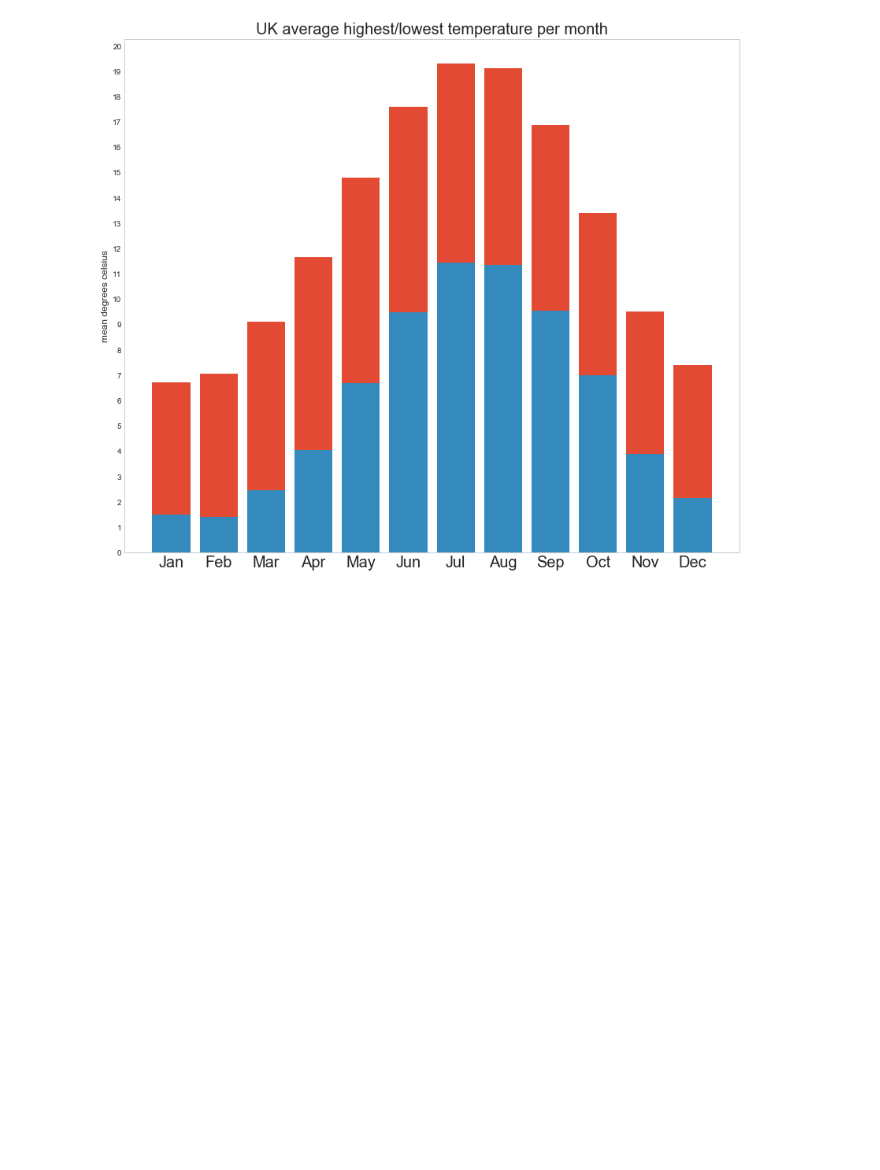
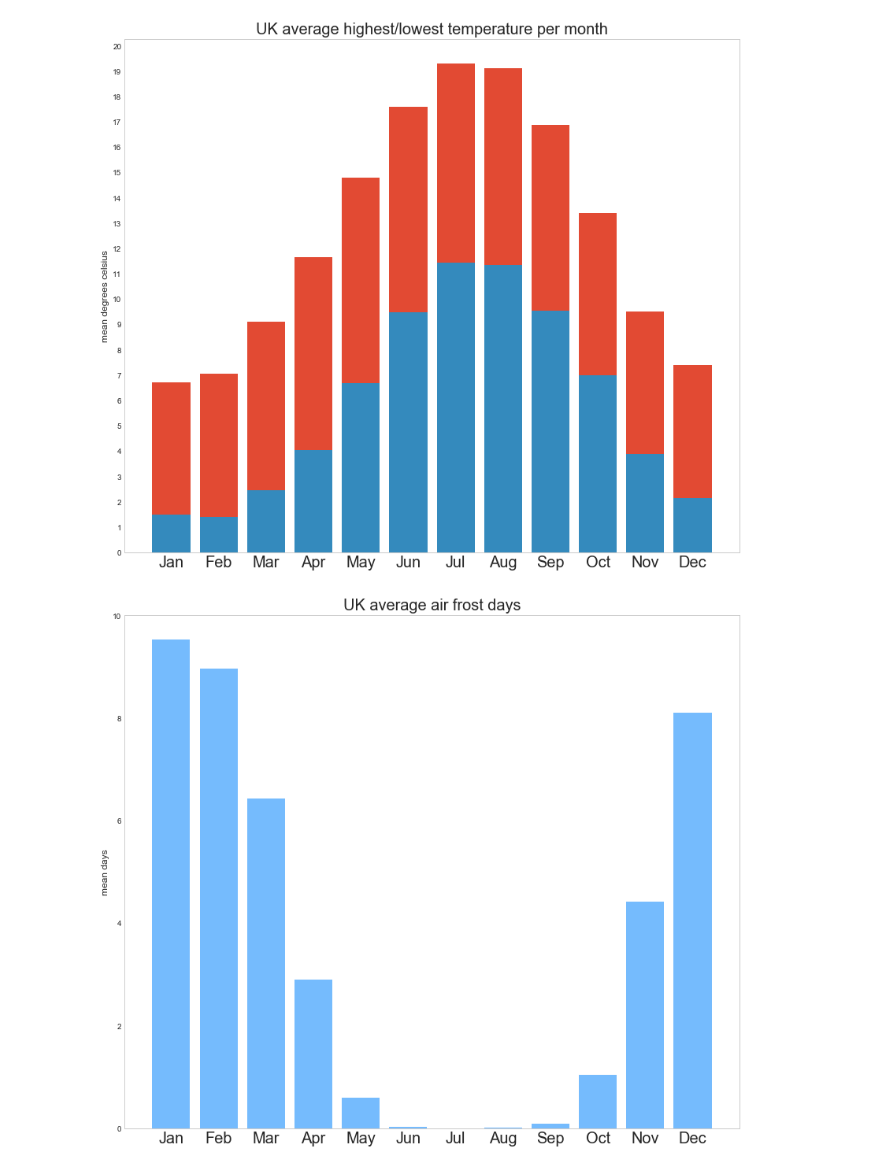
Before and after one commit to DanielJohnBenton/historic-monthly-meteorological-station-data, a Jupyter notebook: src/notes.ipynb, the cells around one changed output. Drawn from its saved outputs; the diff is of its cells as text; code cells hidden in the pictures; blank space fills up the shorter version.

Commit message:
af graph

```diff
--- a/src/notes.ipynb
+++ b/src/notes.ipynb
@@ -270,3 +270,36 @@ pyplot.gca().grid(False)
 pyplot.show()
 # %% [output]
 [figure]
+# %%
+def plot_avg_month_data(columnTitle, dataType, mainTitle, yLabel, colour):
+    global locationFiles, monthNames
+
+    dataByMonth = {}
+    for i in range(1, 13):
+        dataByMonth[str(i)] = []
+
+    for locationFile in locationFiles:
+        with open(f"formatted_data/{locationFile}", "r", encoding="utf-8") as dataFile:
+            for row in DictReader(dataFile):
+                if row[columnTitle] != "" and row[columnTitle] != "-":
+                    dataByMonth[row["mm"]].append(dataType(row[columnTitle]))
+
+    averageDataByMonth = []
+    for i in range(1, 13):
+        averageDataByMonth.append(mean(dataByMonth[str(i)]))
+
+    pyplot.bar(list(range(1, 13)), averageDataByMonth, color=colour)
+
+    pyplot.xticks(list(range(1, 13)), [monthNames[str(i)] for i in list(range(1, 13))], size=20)
+    #pyplot.yticks(list(range(0, 21)))
+
+    pyplot.ylabel(yLabel)
+    pyplot.title(mainTitle, size=20)
+
+    pyplot.gca().grid(False)
+
+    pyplot.show()
+# %%
+plot_avg_month_data("af_days", int, "UK average air frost days", "mean days", "xkcd:sky blue")
+# %% [output]
+[figure, added]
```
Also changed, not shown: parts of 1 cell of this notebook.
